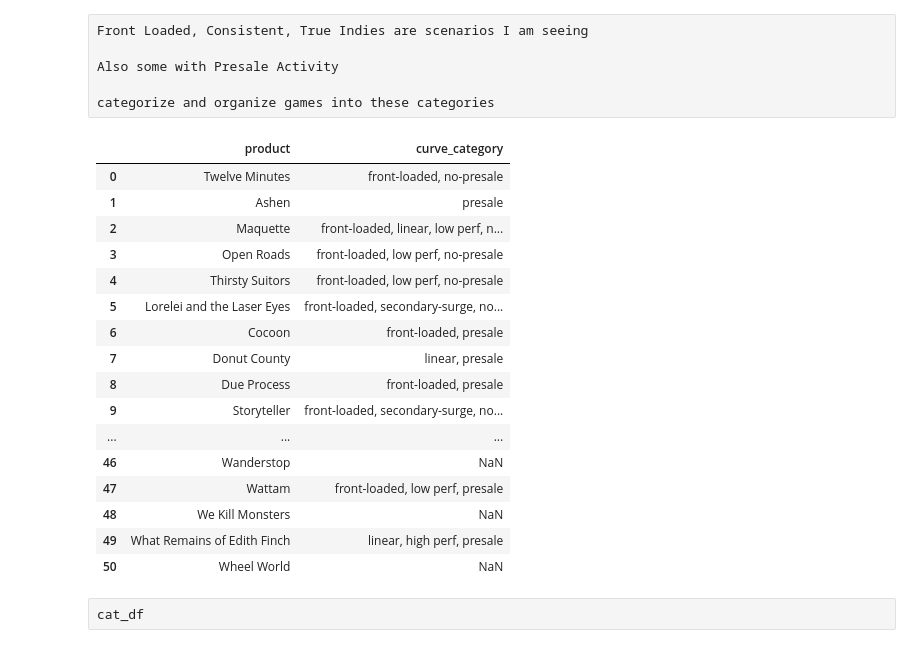
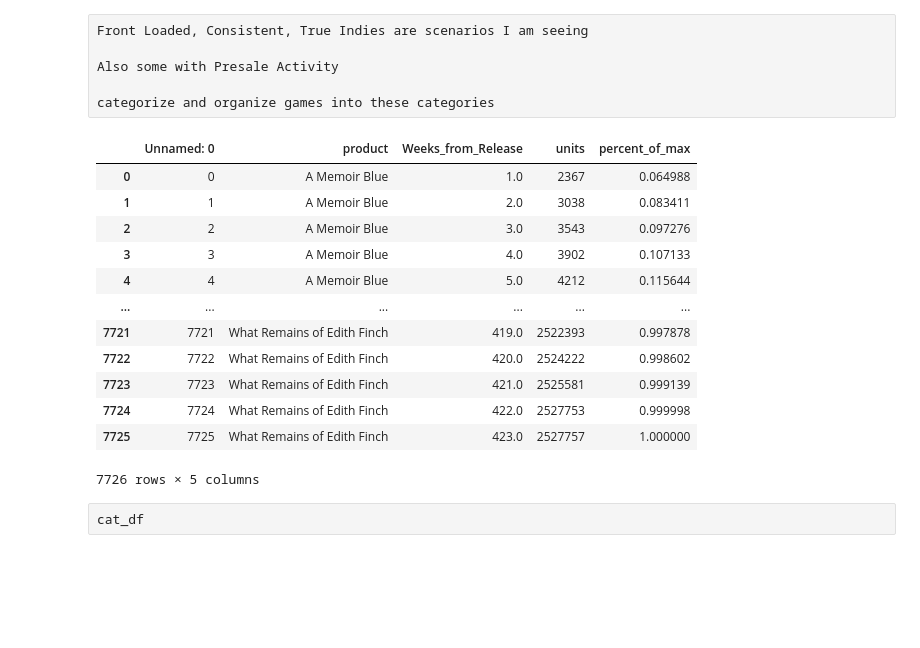
Before and after one commit to dougsack/IndieBI-Sales-EDA, a Jupyter notebook: Sales Curve Sensitivity.ipynb, the cells around one changed output. Drawn from its saved outputs; the diff is of its cells as text; code cells hidden in the pictures; blank space fills up the shorter version.

```diff
--- a/Sales Curve Sensitivity.ipynb
+++ b/Sales Curve Sensitivity.ipynb
@@ -10,25 +10,21 @@ import pandas as pd
 df = pd.read_csv("sensitivity.csv")
 tags = pd.read_csv("Games Sales Curve Categorizations - tags.csv")
 # %%
-tags
+df
 # %% [output]
-|  | product | curve_category |
-| 0 | Twelve Minutes | front-loaded, no-presale |
-| 1 | Ashen | presale |
-| 2 | Maquette | front-loaded, linear, low perf, n... |
-| 3 | Open Roads | front-loaded, low perf, no-presale |
-| 4 | Thirsty Suitors | front-loaded, low perf, no-presale |
-| 5 | Lorelei and the Laser Eyes | front-loaded, secondary-surge, no... |
-| 6 | Cocoon | front-loaded, presale |
-| 7 | Donut County | linear, presale |
-| 8 | Due Process | front-loaded, presale |
-| 9 | Storyteller | front-loaded, secondary-surge, no... |
-| ... | ... | ... |
-| 46 | Wanderstop | NaN |
-| 47 | Wattam | front-loaded, low perf, presale |
-| 48 | We Kill Monsters | NaN |
-| 49 | What Remains of Edith Finch | linear, high perf, presale |
-| 50 | Wheel World | NaN |
+|  | Unnamed: 0 | product | Weeks_from_Release | units | percent_of_max |
+| 0 | 0 | A Memoir Blue | 1.0 | 2367 | 0.064988 |
+| 1 | 1 | A Memoir Blue | 2.0 | 3038 | 0.083411 |
+| 2 | 2 | A Memoir Blue | 3.0 | 3543 | 0.097276 |
+| 3 | 3 | A Memoir Blue | 4.0 | 3902 | 0.107133 |
+| 4 | 4 | A Memoir Blue | 5.0 | 4212 | 0.115644 |
+| ... | ... | ... | ... | ... | ... |
+| 7721 | 7721 | What Remains of Edith Finch | 419.0 | 2522393 | 0.997878 |
+| 7722 | 7722 | What Remains of Edith Finch | 420.0 | 2524222 | 0.998602 |
+| 7723 | 7723 | What Remains of Edith Finch | 421.0 | 2525581 | 0.999139 |
+| 7724 | 7724 | What Remains of Edith Finch | 422.0 | 2527753 | 0.999998 |
+| 7725 | 7725 | What Remains of Edith Finch | 423.0 | 2527757 | 1.000000 |
+7726 rows × 5 columns
 # %%
 one_year = df.query("Weeks_from_Release <=52")
 six_months = df.query("Weeks_from_Release <=26")
```
Also changed, not shown: parts of 6 cells of this notebook, 7 other files.
